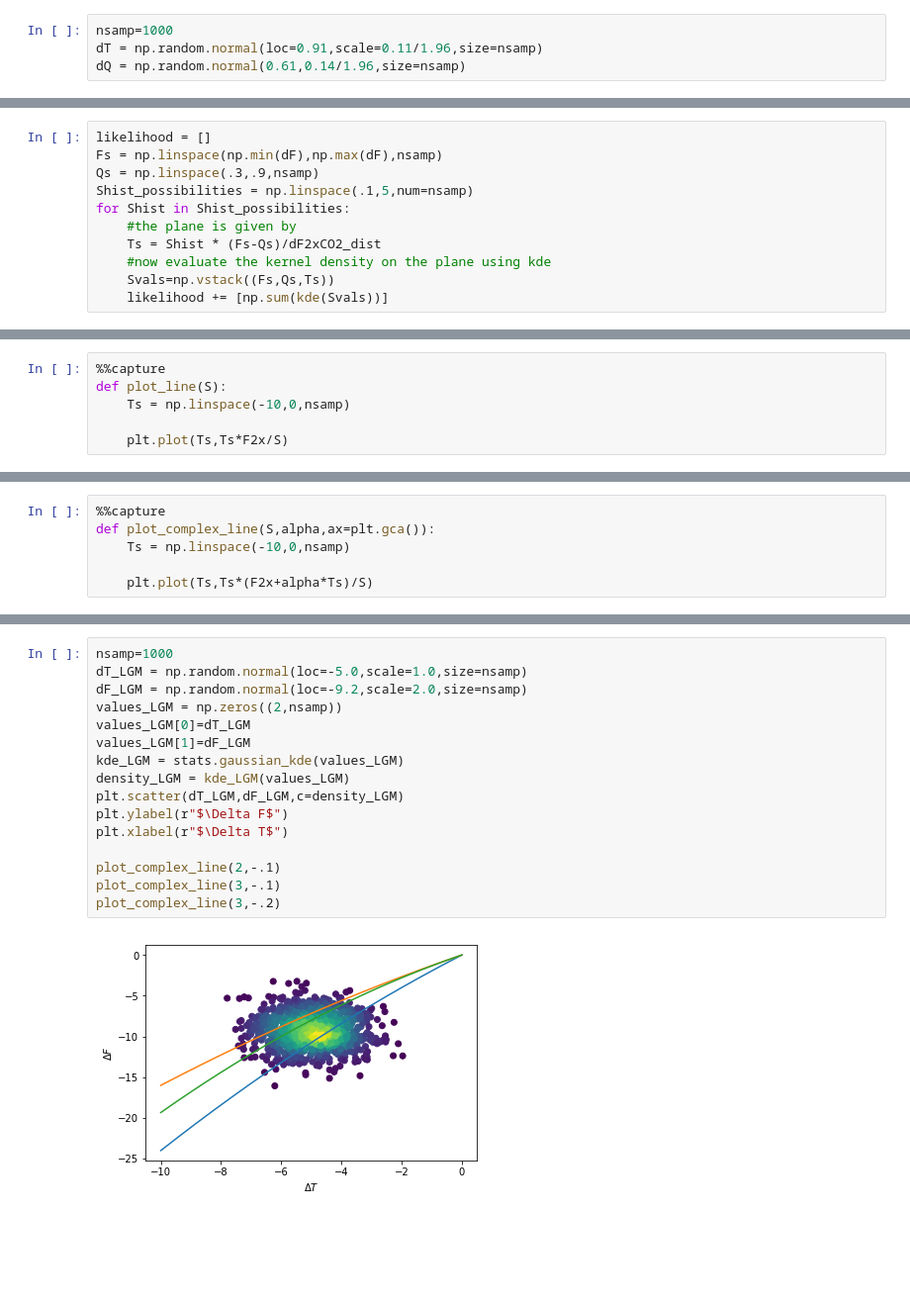
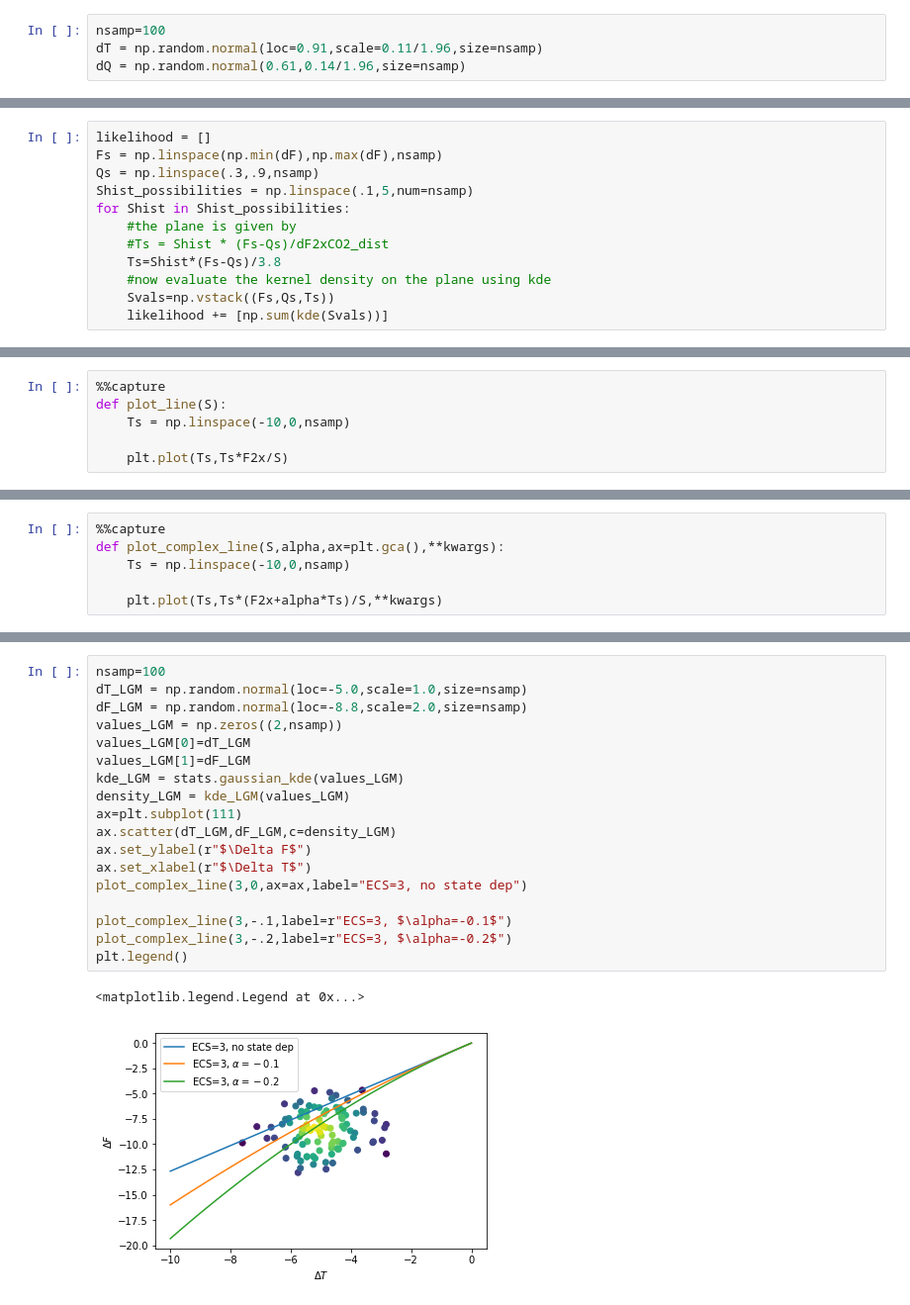
Before and after one commit to katemarvel/WCRP_ECS, a Jupyter notebook: ForwardModel.ipynb, the cells around one changed output, grey strips where cells are left out. Shown at 99% size. Drawn from its saved outputs; the diff is of its cells as text; blank space fills up the shorter version.

```diff
--- a/ForwardModel.ipynb
+++ b/ForwardModel.ipynb
@@ -20,7 +22,7 @@ is equal to the equilibrium sensitivity ($S=S_{hist}$).
 
 We have observations of the temperature change $\Delta T$ and the rate of ocean heat uptake $\Delta Q$ (roughly equivalent to the TOA imbalance because the land heat capacity is negligible).  We can estimate the radiative forcing $\Delta F$ from inventories of CO$_2$ emissons and aerosol burden.  The uncertainites in these quantities are (initially) assumed to be Gaussian).
 # %%
-nsamp=1000
+nsamp=100
 dT = np.random.normal(loc=0.91,scale=0.11/1.96,size=nsamp)
 dQ = np.random.normal(0.61,0.14/1.96,size=nsamp)
 # %% [markdown]
@@ -94,7 +109,8 @@ Qs = np.linspace(.3,.9,nsamp)
 Shist_possibilities = np.linspace(.1,5,num=nsamp)
 for Shist in Shist_possibilities:
     #the plane is given by
-    Ts = Shist * (Fs-Qs)/dF2xCO2_dist
+    #Ts = Shist * (Fs-Qs)/dF2xCO2_dist
+    Ts=Shist*(Fs-Qs)/3.8
     #now evaluate the kernel density on the plane using kde
     Svals=np.vstack((Fs,Qs,Ts))
     likelihood += [np.sum(kde(Svals))]
@@ -125,9 +144,9 @@ If there is state dependence, then we can include a term $\alpha \Delta T$
 # %%
 %%capture
-def plot_complex_line(S,alpha,ax=plt.gca()):
+def plot_complex_line(S,alpha,ax=plt.gca(),**kwargs):
     Ts = np.linspace(-10,0,nsamp)
 
-    plt.plot(Ts,Ts*(F2x+alpha*Ts)/S)
+    plt.plot(Ts,Ts*(F2x+alpha*Ts)/S,**kwargs)
 # %% [markdown]
 From paleo: We can reconstruct carbon dioxide (and thus forcing) and temperature.
 Last glacial to interglacial global mean temperature estimates range from 3K to 7K, so we'll take
@@ -137,19 +157,22 @@ $$\Delta F_{LGM} = N(-9.2,2.0)$$
 # %%
-nsamp=1000
+nsamp=100
 dT_LGM = np.random.normal(loc=-5.0,scale=1.0,size=nsamp)
-dF_LGM = np.random.normal(loc=-9.2,scale=2.0,size=nsamp)
+dF_LGM = np.random.normal(loc=-8.8,scale=2.0,size=nsamp)
 values_LGM = np.zeros((2,nsamp))
 values_LGM[0]=dT_LGM
 values_LGM[1]=dF_LGM
 kde_LGM = stats.gaussian_kde(values_LGM)
 density_LGM = kde_LGM(values_LGM)
-plt.scatter(dT_LGM,dF_LGM,c=density_LGM)
-plt.ylabel(r"$\Delta F$")
-plt.xlabel(r"$\Delta T$")
+ax=plt.subplot(111)
+ax.scatter(dT_LGM,dF_LGM,c=density_LGM)
+ax.set_ylabel(r"$\Delta F$")
+ax.set_xlabel(r"$\Delta T$")
+plot_complex_line(3,0,ax=ax,label="ECS=3, no state dep")
 
-plot_complex_line(2,-.1)
-plot_complex_line(3,-.1)
-plot_complex_line(3,-.2)
+plot_complex_line(3,-.1,label=r"ECS=3, $\alpha=-0.1$")
+plot_complex_line(3,-.2,label=r"ECS=3, $\alpha=-0.2$")
+plt.legend()
 # %% [output]
+<matplotlib.legend.Legend at 0x...>
-[figure, old version]
+[figure, new version]
 # %%
```
Also changed, not shown: parts of 23 cells of this notebook, 2 other files.
